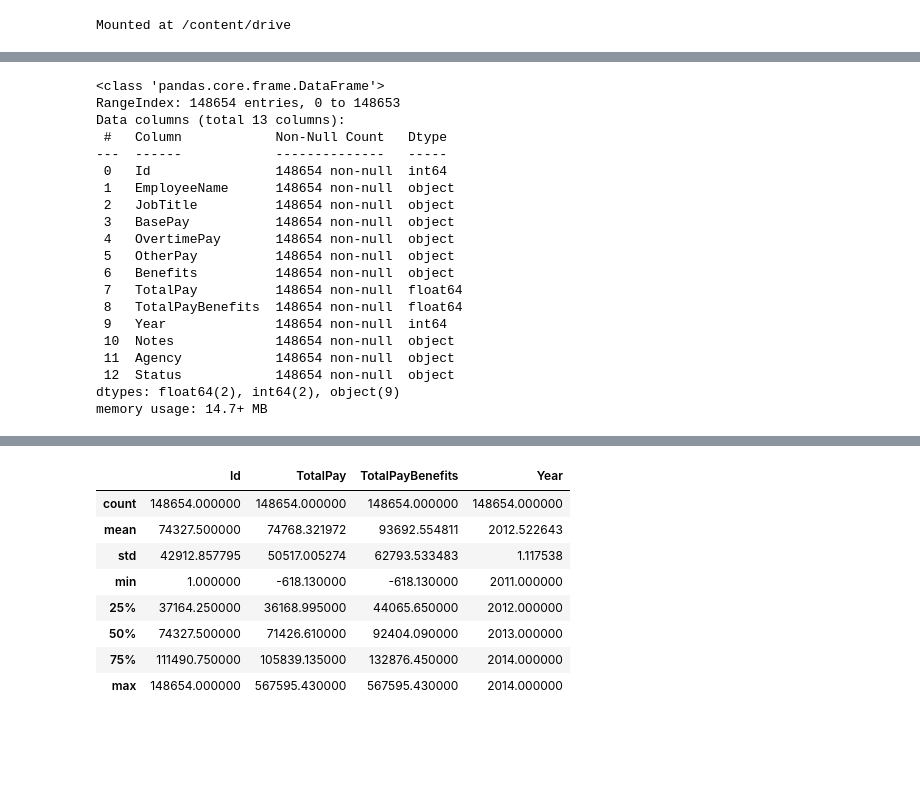
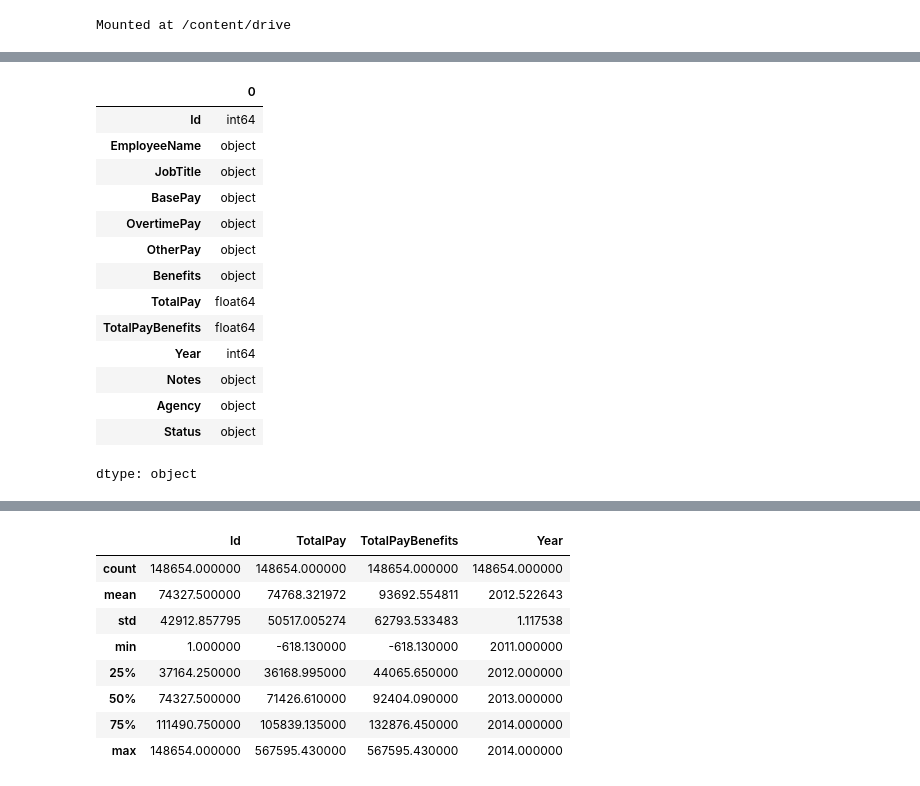
Before and after one commit to saxoe12/pizza, a Jupyter notebook: Untitled0.ipynb, the cells around one changed output, grey strips where cells are left out. Drawn from its saved outputs; the diff is of its cells as text; code cells hidden in the pictures; blank space fills up the shorter version.

```diff
--- a/Untitled0.ipynb
+++ b/Untitled0.ipynb
@@ -73,26 +102,21 @@ df3.head()
 | 2 | 3 | ALBERT PARDINI | CAPTAIN III (POLICE DEPARTMENT) | 212739.13 | 106088.18 | 16452.6 |  | 335279.91 | 335279.91 | ... |
 | 3 | 4 | CHRISTOPHER CHONG | WIRE ROPE CABLE MAINTENANCE MECHANIC | 77916 | 56120.71 | 198306.9 |  | 332343.61 | 332343.61 | ... |
 | 4 | 5 | PATRICK GARDNER | DEPUTY CHIEF OF DEPARTMENT,(FIRE ... | 134401.6 | 9737 | 182234.59 |  | 326373.19 | 326373.19 | ... |
-# %%
-df3.info()
-# %% [output]
-<class 'pandas.core.frame.DataFrame'>
-RangeIndex: 148654 entries, 0 to 148653
-Data columns (total 13 columns):
- #   Column            Non-Null Count   Dtype
----  ------            --------------   -----
- 0   Id                148654 non-null  int64
- 1   EmployeeName      148654 non-null  object
- 2   JobTitle          148654 non-null  object
- 3   BasePay           148654 non-null  object
- 4   OvertimePay       148654 non-null  object
- 5   OtherPay          148654 non-null  object
- 6   Benefits          148654 non-null  object
- 7   TotalPay          148654 non-null  float64
- 8   TotalPayBenefits  148654 non-null  float64
- 9   Year              148654 non-null  int64
- 10  Notes             148654 non-null  object
- 11  Agency            148654 non-null  object
- 12  Status            148654 non-null  object
-dtypes: float64(2), int64(2), object(9)
-memory usage: 14.7+ MB
+# %%
+df7.dtypes
+# %% [output]
+|  | 0 |
+| Id | int64 |
+| EmployeeName | object |
+| JobTitle | object |
+| BasePay | object |
+| OvertimePay | object |
+| OtherPay | object |
+| Benefits | object |
+| TotalPay | float64 |
+| TotalPayBenefits | float64 |
+| Year | int64 |
+| Notes | object |
+| Agency | object |
+| Status | object |
+dtype: object
```
Also changed, not shown: parts of 17 cells of this notebook.
